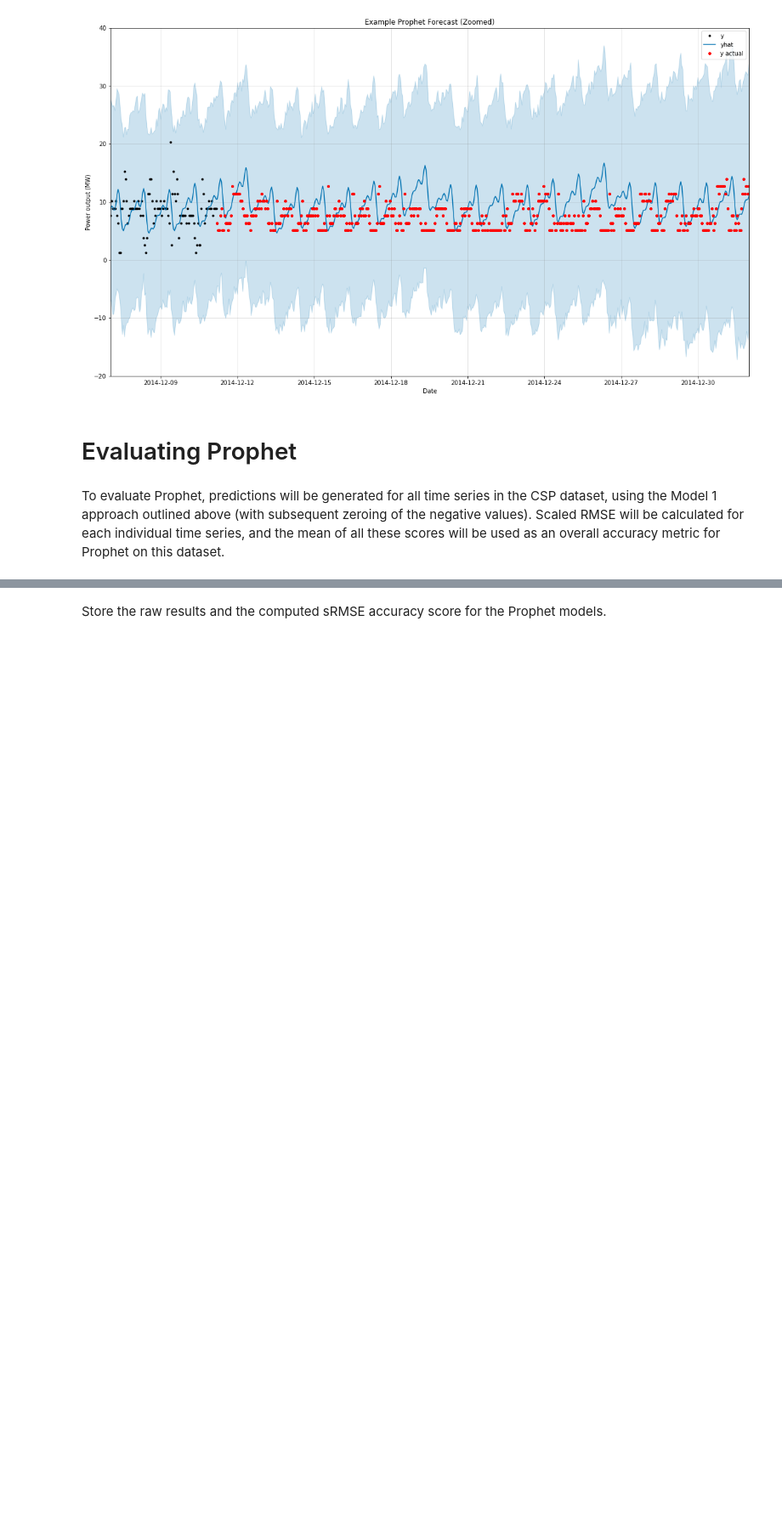
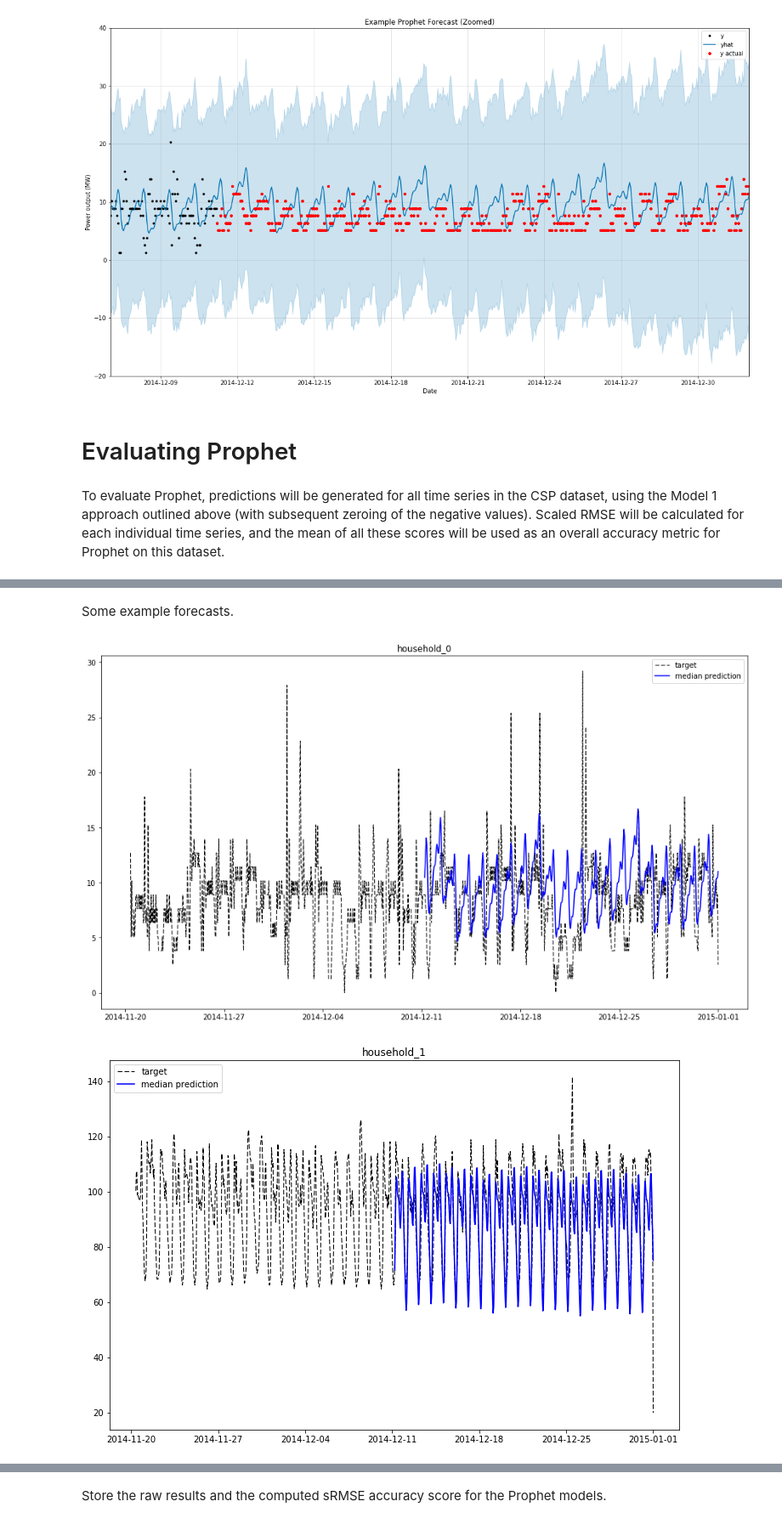
Before and after one commit to AidanCooper/forecasting, a Jupyter notebook: Prophet/household-electricity-consumption.ipynb, the cells around one changed output, grey strips where cells are left out. Shown at 85% size. Saved outputs shown, nothing was run; the diff lists cells and outputs as text; code cells hidden in the pictures; blank space fills up the shorter version.

```diff
--- a/Prophet/household-electricity-consumption.ipynb
+++ b/Prophet/household-electricity-consumption.ipynb
@@ -247,0 +243,14 @@ sRMSE
+# %% [markdown]
+Some example forecasts.
+# %%
+fig = plt.figure(figsize=(16, 9))
+for household in range(10):
+    plt.plot(results0['DateTime'][-1000:], results0['household_%s' % household][-1000:],
+             label='target', c='k', linestyle='--', linewidth=1)
+    plt.plot(results0['DateTime'][-500:], results0['household_%s_pred' % household][-500:], label='median prediction', c='b')
+    plt.legend()
+    plt.title('household_%s' % household)
+    plt.show()
+# %% [output]
+[figure, added]
+[figure, added]
```
Also changed, not shown: parts of 9 cells of this notebook, 6 other files.
